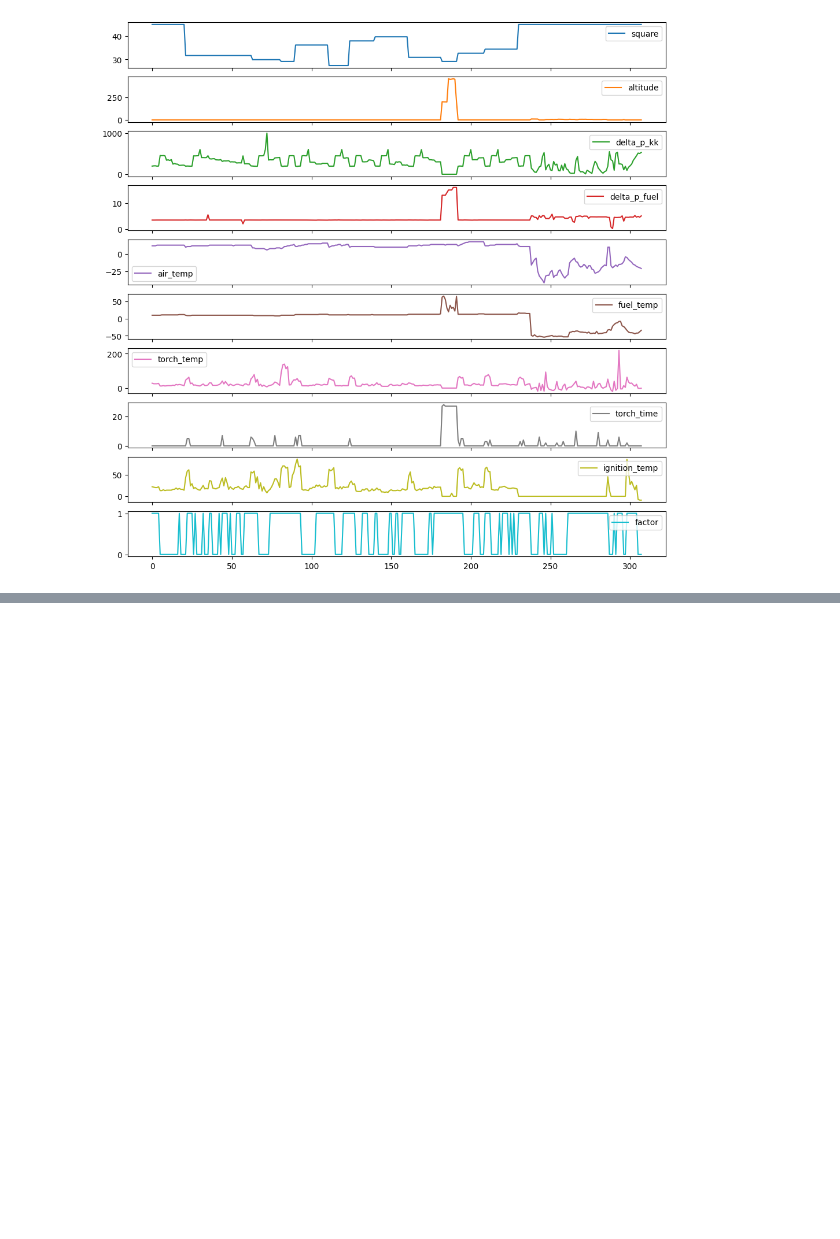
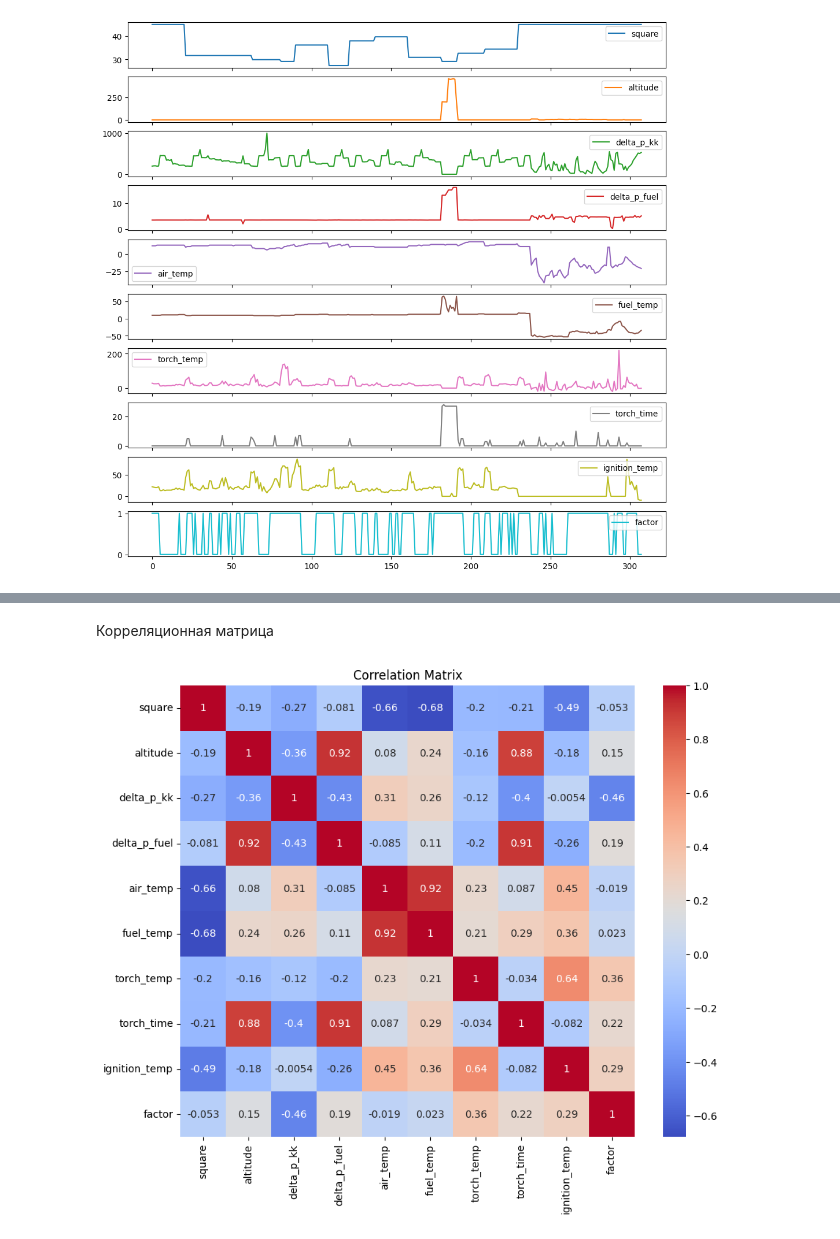
Before and after one commit to vchernetsov/study, a Jupyter notebook: diploma/code/main.ipynb, the cells around one changed output, grey strips where cells are left out. Saved outputs shown, nothing was run; the diff lists cells and outputs as text; code cells hidden in the pictures; blank space fills up the shorter version.

```diff
--- a/diploma/code/main.ipynb
+++ b/diploma/code/main.ipynb
@@ -173,0 +190,10 @@ plt.show()
+# %% [markdown]
+Корреляционная матрица
+# %%
+corr_matrix = data_frame.corr()
+pyplot.figure(figsize=(10, 8))
+seaborn.heatmap(corr_matrix, annot=True, cmap='coolwarm')
+pyplot.title('Correlation Matrix')
+pyplot.show()
+# %% [output]
+[figure, added]
```
Also changed, not shown: parts of 15 cells of this notebook, 2 other files.
